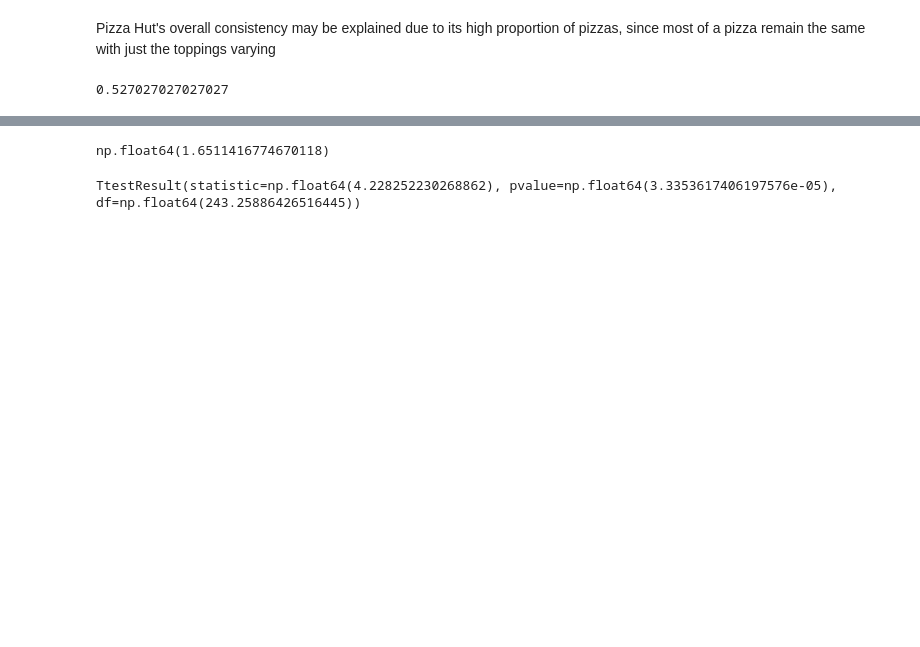
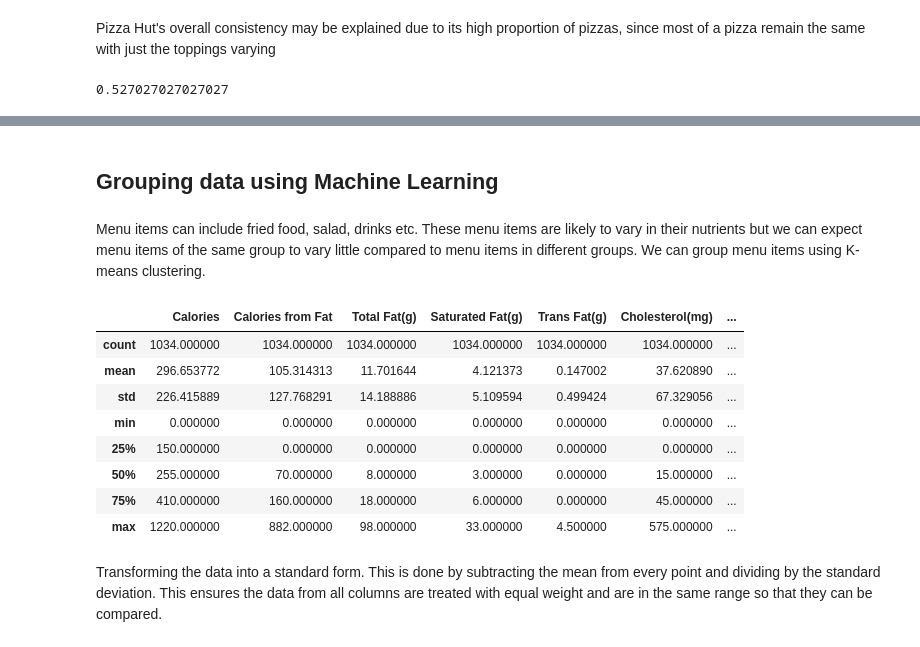
Before and after one commit to Sourov786/Fast_Food_Analysis, a Jupyter notebook: Fast_Food_Analysis.ipynb, the cells around one changed output, grey strips where cells are left out. Cells and saved outputs as stored; diff of their text form; code cells hidden in the pictures; blank space fills up the shorter version.

Commit message:
Machine Learning complete

```diff
--- a/Fast_Food_Analysis.ipynb
+++ b/Fast_Food_Analysis.ipynb
@@ -237,8 +205,4 @@ np.float64(1.6676808703097734e-05)
-# %%
-st.t.ppf(q=1-a, df = dof)
-# %% [output]
-np.float64(1.6511416774670118)
-# %%
-st.ttest_ind(company_dfs["Burger King"]["Calories from Fat"].dropna(), company_dfs["McDonald’s"]["Calories from Fat"].dropna(),equal_var=False)
-# %% [output]
-TtestResult(statistic=np.float64(4.228252230268862), pvalue=np.float64(3.3353617406197576e-05), df=np.float64(243.25886426516445))
+# %% [markdown]
+## Grouping data using Machine Learning
+# %% [markdown]
+Menu items can include fried food, salad, drinks etc. These menu items are likely to vary in their nutrients but we can expect menu items of the same group to vary little compared to menu items in different groups. We can group menu items using K-means clustering.
@@ -244,0 +211,12 @@ TtestResult(statistic=np.float64(4.228252230268862), pvalue=np.float64(3.3353617
+# %%
+df.describe()
+# %% [output]
+|  | Calories | Calories from Fat | Total Fat(g) | Saturated Fat(g) | Trans Fat(g) | Cholesterol(mg) | ... |
+| count | 1034.000000 | 1034.000000 | 1034.000000 | 1034.000000 | 1034.000000 | 1034.000000 | ... |
+| mean | 296.653772 | 105.314313 | 11.701644 | 4.121373 | 0.147002 | 37.620890 | ... |
+| std | 226.415889 | 127.768291 | 14.188886 | 5.109594 | 0.499424 | 67.329056 | ... |
+| min | 0.000000 | 0.000000 | 0.000000 | 0.000000 | 0.000000 | 0.000000 | ... |
+| 25% | 150.000000 | 0.000000 | 0.000000 | 0.000000 | 0.000000 | 0.000000 | ... |
+| 50% | 255.000000 | 70.000000 | 8.000000 | 3.000000 | 0.000000 | 15.000000 | ... |
+| 75% | 410.000000 | 160.000000 | 18.000000 | 6.000000 | 0.000000 | 45.000000 | ... |
+| max | 1220.000000 | 882.000000 | 98.000000 | 33.000000 | 4.500000 | 575.000000 | ... |
@@ -244,0 +225,2 @@ TtestResult(statistic=np.float64(4.228252230268862), pvalue=np.float64(3.3353617
+# %% [markdown]
+Transforming the data into a standard form. This is done by subtracting the mean from every point and dividing by the standard deviation. This ensures the data from all columns are treated with equal weight and are in the same range so that they can be compared.
```
Also changed, not shown: parts of 36 cells of this notebook.
